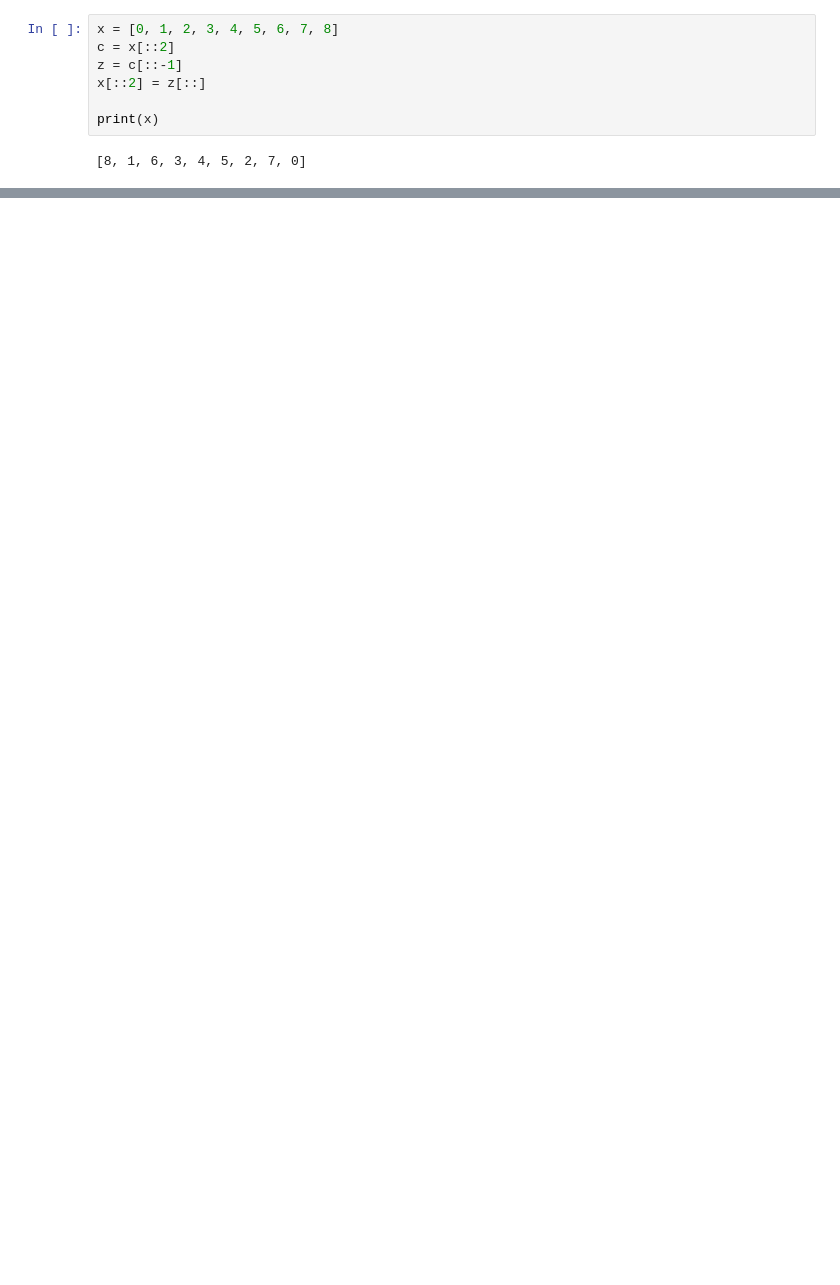
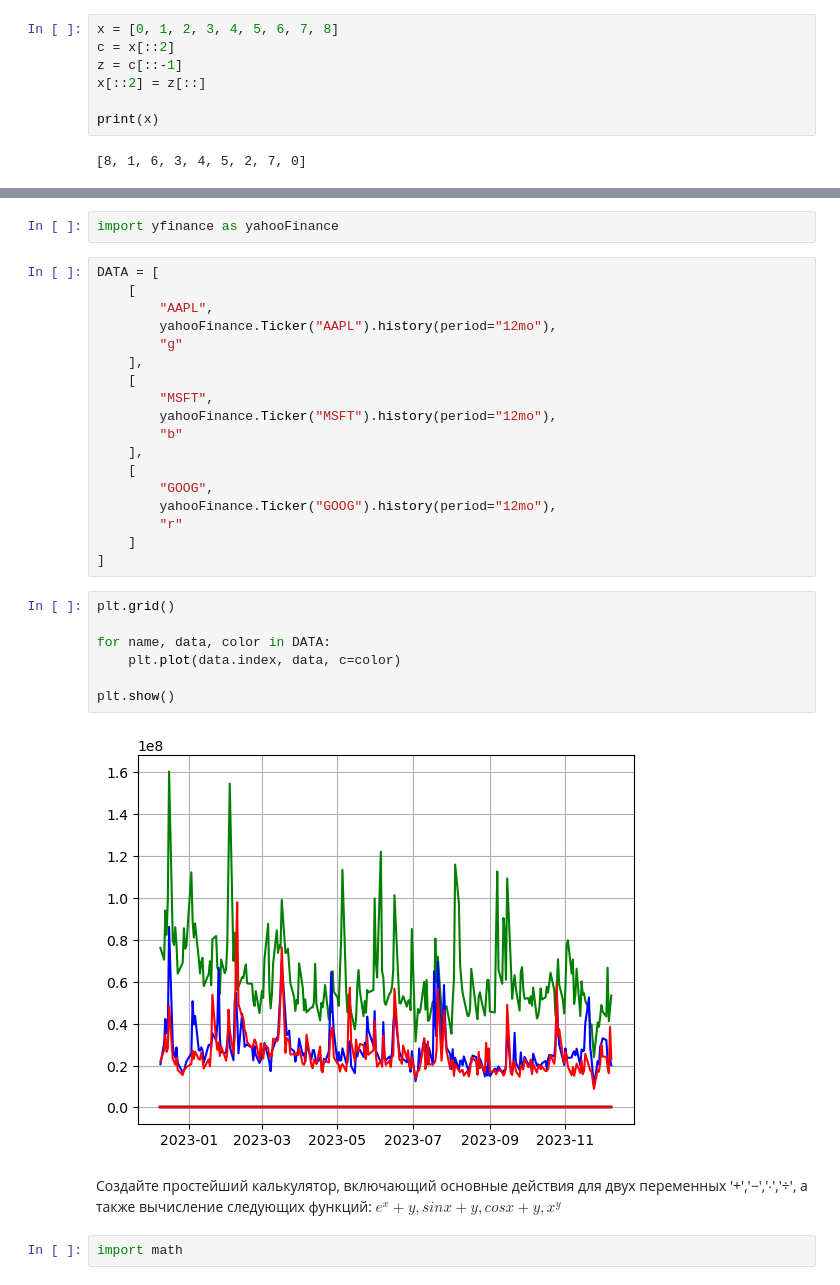
Before and after one commit to bel1ch1/ai-training, a Jupyter notebook: ii1.ipynb, the cells around one changed output, grey strips where cells are left out. Saved outputs shown, nothing was run; the diff lists cells and outputs as text; blank space fills up the shorter version.

```diff
--- a/ii1.ipynb
+++ b/ii1.ipynb
@@ -70,0 +202,33 @@ print(x)
+# %%
+import yfinance as yahooFinance
+# %%
+DATA = [
+    [
+        "AAPL",
+        yahooFinance.Ticker("AAPL").history(period="12mo"),
+        "g"
+    ],
+    [
+        "MSFT",
+        yahooFinance.Ticker("MSFT").history(period="12mo"),
+        "b"
+    ],
+    [
+        "GOOG",
+        yahooFinance.Ticker("GOOG").history(period="12mo"),
+        "r"
+    ]
+]
+# %%
+plt.grid()
+
+for name, data, color in DATA:
+    plt.plot(data.index, data, c=color)
+
+plt.show()
+# %% [output]
+[figure, added]
+# %% [markdown]
+Создайте простейший калькулятор, включающий основные действия для двух переменных ′+′,′−′,′∙′,′÷′, а также вычисление следующих функций: $e^x + y, sin{x + y}, cos{x + y}, x^y$
+# %%
+import math
```
Also changed, not shown: parts of 21 cells of this notebook.
